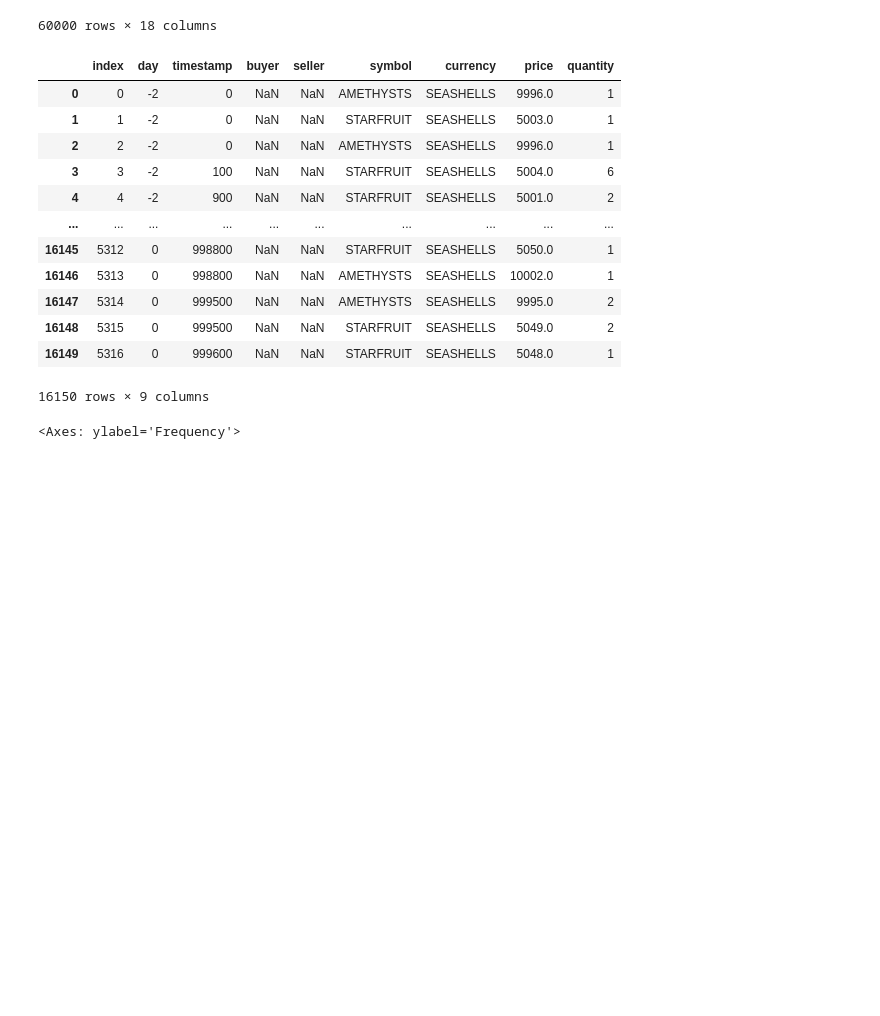
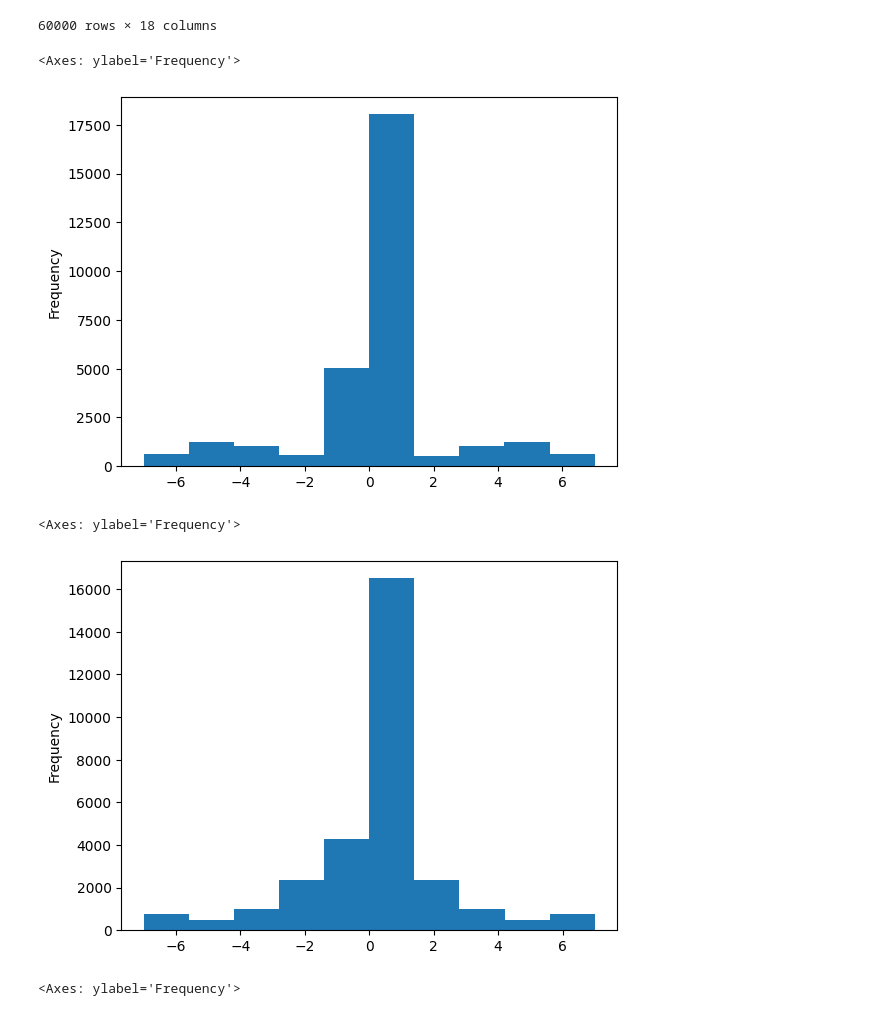
Before and after one commit to kaiwenShen/imc_prosperity_2024, a Jupyter notebook: Round1/round1_playground.ipynb, the cells around one changed output. Drawn from its saved outputs; the diff is of its cells as text; code cells hidden in the pictures; blank space fills up the shorter version.

```diff
--- a/round1_playground.ipynb
+++ b/Round1/round1_playground.ipynb
@@ -46,22 +46,16 @@ prices
 | 59998 | 19998 | 0 | 999900 | STARFRUIT | 5048 | 2 | 5047.0 | 21.0 | ... |
 | 59999 | 19999 | 0 | 999900 | AMETHYSTS | 9996 | 2 | 9995.0 | 21.0 | ... |
 60000 rows × 18 columns
+# %%
+prices[prices['product']=='STARFRUIT']['bid_price_1'].diff().plot(kind='hist')
+# %% [output]
+<Axes: ylabel='Frequency'>
+[figure, added]
 # %%
-trades
+prices[prices['product']=='STARFRUIT']['ask_price_1'].diff().plot(kind='hist')
 # %% [output]
-|  | index | day | timestamp | buyer | seller | symbol | currency | price | quantity |
-| 0 | 0 | -2 | 0 | NaN | NaN | AMETHYSTS | SEASHELLS | 9996.0 | 1 |
-| 1 | 1 | -2 | 0 | NaN | NaN | STARFRUIT | SEASHELLS | 5003.0 | 1 |
-| 2 | 2 | -2 | 0 | NaN | NaN | AMETHYSTS | SEASHELLS | 9996.0 | 1 |
-| 3 | 3 | -2 | 100 | NaN | NaN | STARFRUIT | SEASHELLS | 5004.0 | 6 |
-| 4 | 4 | -2 | 900 | NaN | NaN | STARFRUIT | SEASHELLS | 5001.0 | 2 |
-| ... | ... | ... | ... | ... | ... | ... | ... | ... | ... |
-| 16145 | 5312 | 0 | 998800 | NaN | NaN | STARFRUIT | SEASHELLS | 5050.0 | 1 |
-| 16146 | 5313 | 0 | 998800 | NaN | NaN | AMETHYSTS | SEASHELLS | 10002.0 | 1 |
-| 16147 | 5314 | 0 | 999500 | NaN | NaN | AMETHYSTS | SEASHELLS | 9995.0 | 2 |
-| 16148 | 5315 | 0 | 999500 | NaN | NaN | STARFRUIT | SEASHELLS | 5049.0 | 2 |
-| 16149 | 5316 | 0 | 999600 | NaN | NaN | STARFRUIT | SEASHELLS | 5048.0 | 1 |
-16150 rows × 9 columns
+<Axes: ylabel='Frequency'>
+[figure, added]
 # %%
 trades[trades['symbol']=='AMETHYSTS']['quantity'].plot(kind = 'hist')
 # %% [output]
```
Also changed, not shown: 9 other files.
